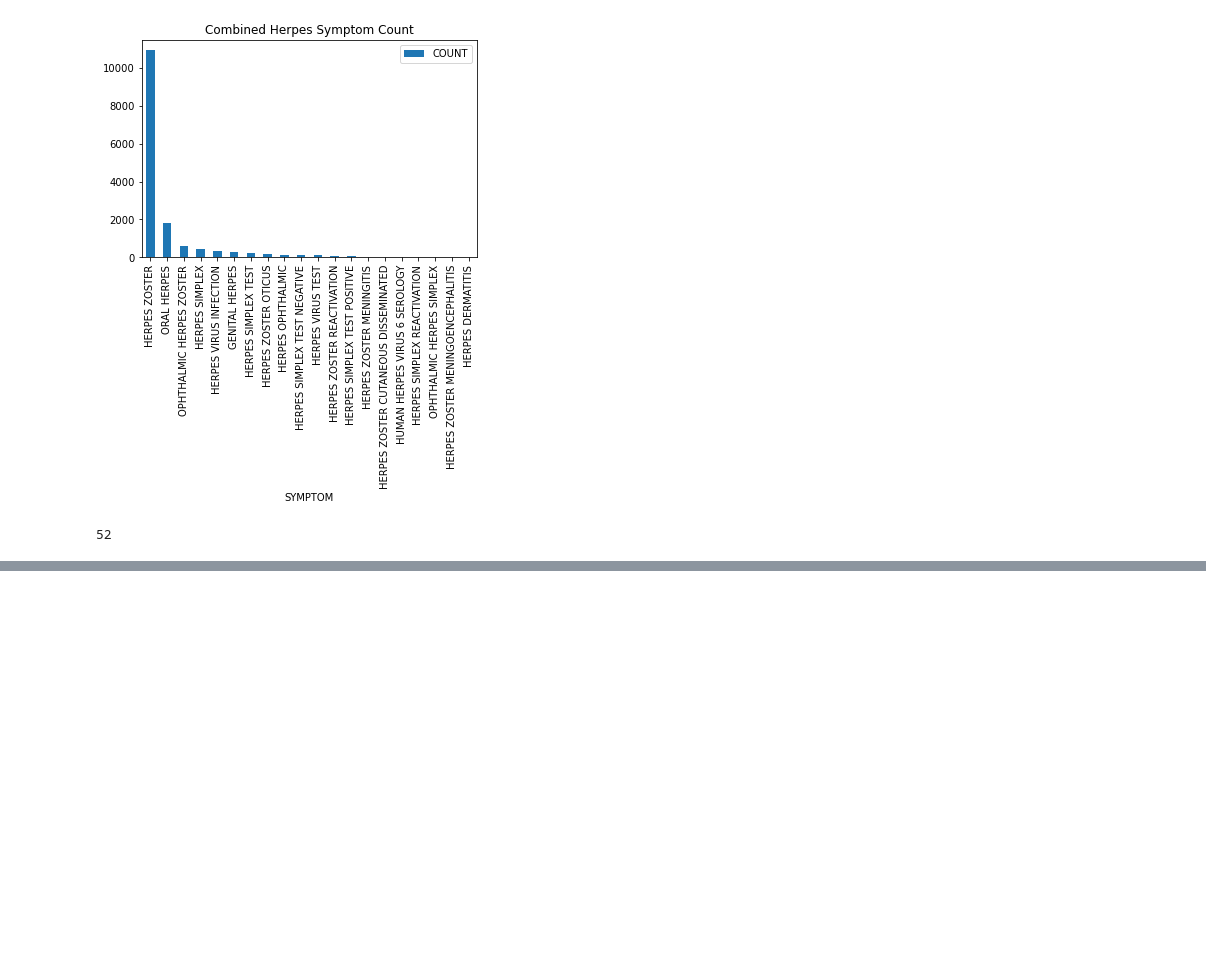
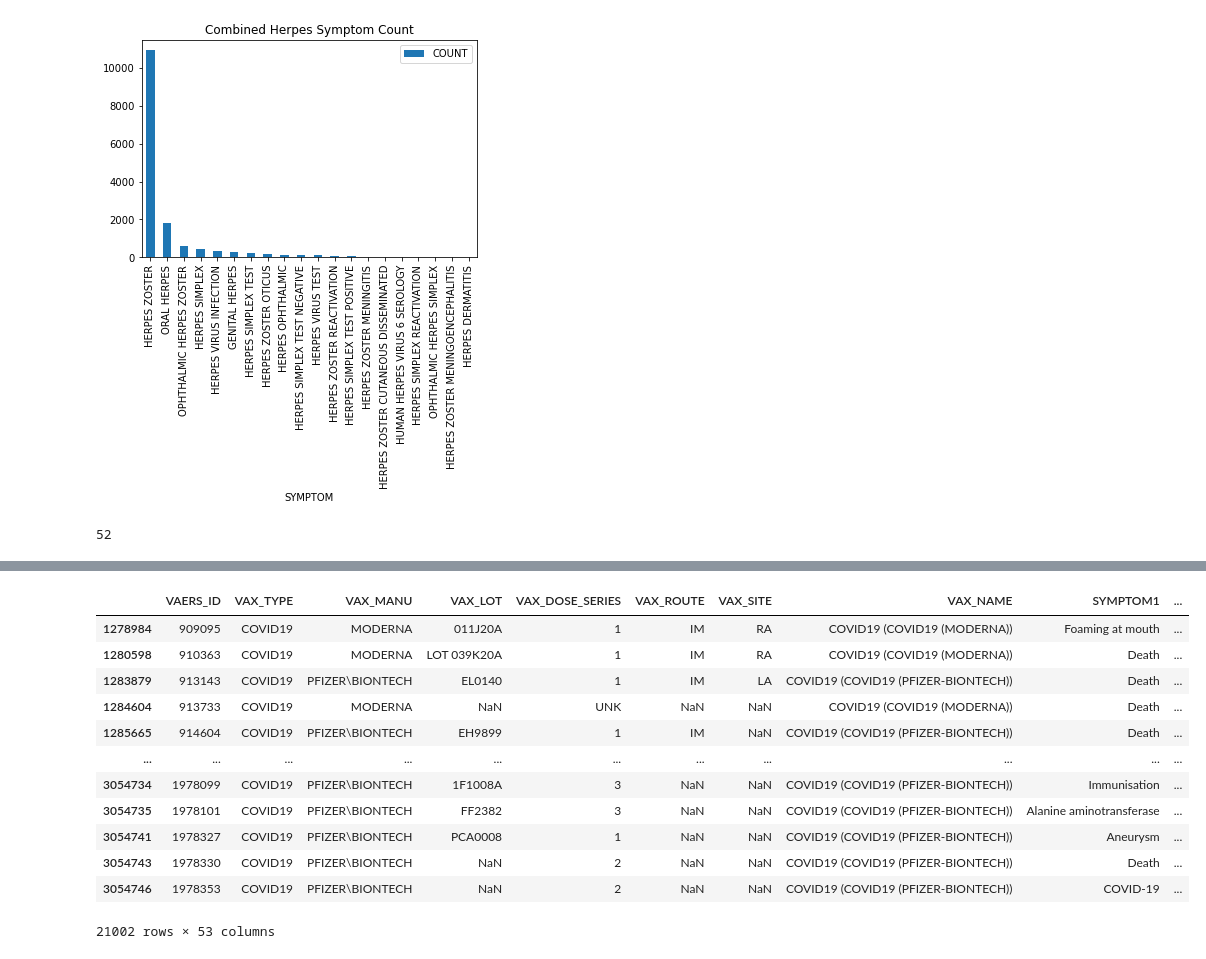
Before and after one commit to iandalrymple/VAERS, a Jupyter notebook: VAERS.ipynb, the cells around one changed output, grey strips where cells are left out. Saved outputs shown, nothing was run; the diff lists cells and outputs as text; code cells hidden in the pictures; blank space fills up the shorter version.

```diff
--- a/VAERS.ipynb
+++ b/VAERS.ipynb
@@ -21,6 +21,9 @@ stringVAERSSYMPTOMS = "VAERSSYMPTOMS"
 stringVAERSVAX      = "VAERSVAX"
 inputDirectory      = '.\RAW_DATA'
 outputDirectory     = '.\OUTPUT'
+pklInputDirectory   = '.\INPUT'
+
+usePickle           = 1
 
 # C:\Users\IDalrymple\AppData\Roaming\Python\Python37\Scripts
 # C:\Program Files (x86)\Microsoft Visual Studio\Shared\Python37_64
@@ -166,6 +169,11 @@ Deprecated in NumPy 1.20; for more details and guidance: https://numpy.org/devdo
   dtype_VAERSDATA = {"VAERS_ID": np.int64, "RECVDATE": np.object, "STATE": np.str, "AGE_YRS": np.float64, "CAGE_YR": np.float64, "CAGE_MO": np.float64, "SEX": np.str, "RPT_VDATE": np.object, "SYMPTOM_ ...
 Deprecated in NumPy 1.20; for more details and guidance: https://numpy.org/devdocs/release/1.20.0-notes.html#deprecations
   dtype_VAERSDATA = {"VAERS_ID": np.int64, "RECVDATE": np.object, "STATE": np.str, "AGE_YRS": np.float64, "CAGE_YR": np.float64, "CAGE_MO": np.float64, "SEX": np.str, "RPT_VDATE": np.object, "SYMPTOM_ ...
+# %%
+if(usePickle == True):
+
+    # Read in the pickle
+    completeDataFrame = pd.read_pickle(os.path.join(pklInputDirectory, "completeDataFrame.pkl"))
 # %%
 # Fill in the unknowns with negatives for age
 completeDataFrame["AGE_YRS"] = completeDataFrame["AGE_YRS"].fillna(-1)
@@ -531,3 +539,14 @@ deathSymptomFrame.CONTAIN_DEAD.sum()
 # herpesFrame.sort_values(by="COUNT", ascending=False).head(20).plot(x="SYMPTOM", y="COUNT", kind = "bar", title = "Combined Herpes Symptom Count")
 # %% [output]
 52
+# %%
+# NOTE: take a look at the deaths based on the dose in the series
+
+# Get all the values of the type of vaccine to try and find the covid
+covidFrame = workingVaxFrame[workingVaxFrame["VAX_TYPE"] == "COVID19"]
+
+# Get all the deaths per manufacturer
+covidFrame = covidFrame[covidFrame["DIED"] == "Y"].drop_duplicates(subset=["VAERS_ID"])
+
+# Look at deaths per vax dose
+covidFrame.groupby("VAX_DOSE_SERIES")["VAX_DOSE_SERIES"].count()
@@ -533,0 +563,16 @@ deathSymptomFrame.CONTAIN_DEAD.sum()
+# %%
+covidFrame
+# %% [output]
+|  | VAERS_ID | VAX_TYPE | VAX_MANU | VAX_LOT | VAX_DOSE_SERIES | VAX_ROUTE | VAX_SITE | VAX_NAME | SYMPTOM1 | ... |
+| 1278984 | 909095 | COVID19 | MODERNA | 011J20A | 1 | IM | RA | COVID19 (COVID19 (MODERNA)) | Foaming at mouth | ... |
+| 1280598 | 910363 | COVID19 | MODERNA | LOT 039K20A | 1 | IM | RA | COVID19 (COVID19 (MODERNA)) | Death | ... |
+| 1283879 | 913143 | COVID19 | PFIZER\BIONTECH | EL0140 | 1 | IM | LA | COVID19 (COVID19 (PFIZER-BIONTECH)) | Death | ... |
+| 1284604 | 913733 | COVID19 | MODERNA | NaN | UNK | NaN | NaN | COVID19 (COVID19 (MODERNA)) | Death | ... |
+| 1285665 | 914604 | COVID19 | PFIZER\BIONTECH | EH9899 | 1 | IM | NaN | COVID19 (COVID19 (PFIZER-BIONTECH)) | Death | ... |
+| ... | ... | ... | ... | ... | ... | ... | ... | ... | ... | ... |
+| 3054734 | 1978099 | COVID19 | PFIZER\BIONTECH | 1F1008A | 3 | NaN | NaN | COVID19 (COVID19 (PFIZER-BIONTECH)) | Immunisation | ... |
+| 3054735 | 1978101 | COVID19 | PFIZER\BIONTECH | FF2382 | 3 | NaN | NaN | COVID19 (COVID19 (PFIZER-BIONTECH)) | Alanine aminotransferase | ... |
+| 3054741 | 1978327 | COVID19 | PFIZER\BIONTECH | PCA0008 | 1 | NaN | NaN | COVID19 (COVID19 (PFIZER-BIONTECH)) | Aneurysm | ... |
+| 3054743 | 1978330 | COVID19 | PFIZER\BIONTECH | NaN | 2 | NaN | NaN | COVID19 (COVID19 (PFIZER-BIONTECH)) | Death | ... |
+| 3054746 | 1978353 | COVID19 | PFIZER\BIONTECH | NaN | 2 | NaN | NaN | COVID19 (COVID19 (PFIZER-BIONTECH)) | COVID-19 | ... |
+21002 rows × 53 columns
```
Also changed, not shown: parts of 1 cell of this notebook, 1 other file.
